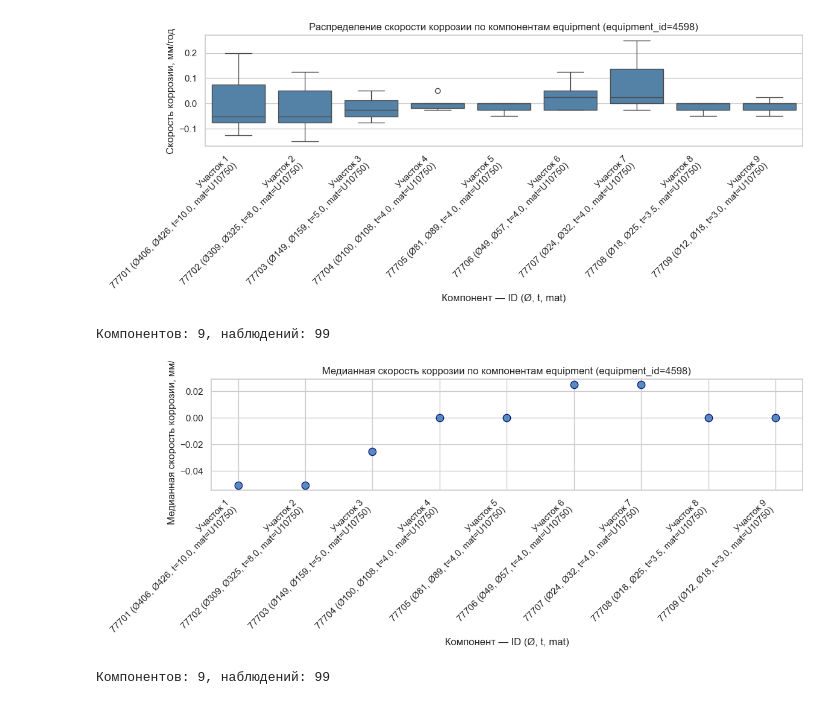
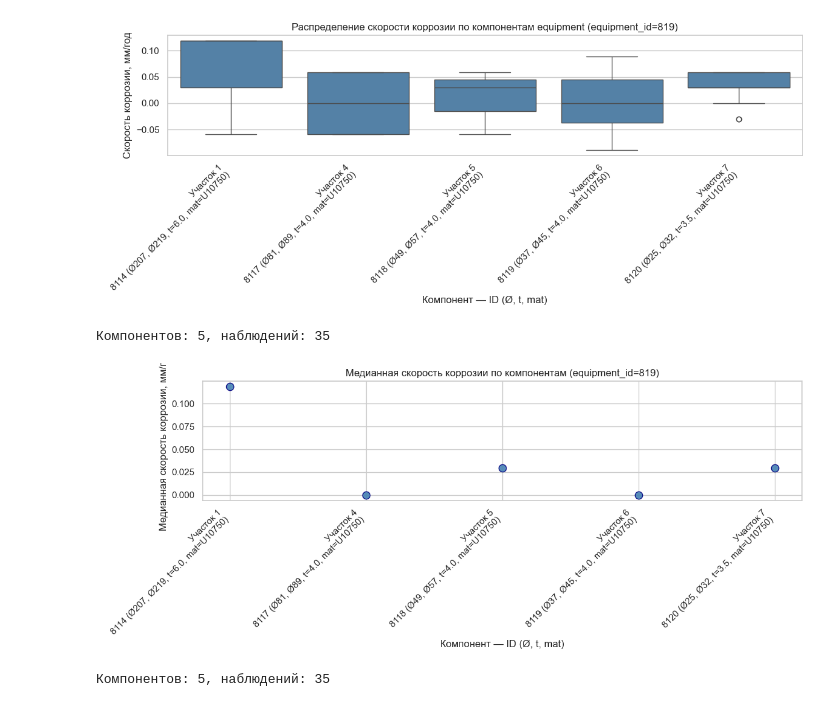
Before and after one commit to Kosyakin/corrosion_analysis_project, a Jupyter notebook: PythonMLExperiments/1_corr_analysis/worst_case_section_justification.ipynb, the cells around one changed output. Cells and saved outputs as stored; diff of their text form; code cells hidden in the pictures.

```diff
--- a/PythonMLExperiments/1_corr_analysis/worst_case_section_justification.ipynb
+++ b/PythonMLExperiments/1_corr_analysis/worst_case_section_justification.ipynb
@@ -99,7 +101,8 @@ def plot_corr_median_by_components(equipment_id=None, component_type_code=1, min
     ax.set_xticklabels(labels)
     ax.set_xlabel('Компонент — ID (Ø, t, mat)')
     ax.set_ylabel('Медианная скорость коррозии, мм/год')
-    title = f'Медианная скорость коррозии по компонентам {equipment}'
+    title = 'Медианная скорость коррозии по компонентам'
+
     if equipment_id is not None:
         title += f' (equipment_id={equipment_id})'
     ax.set_title(title)
@@ -144,9 +147,9 @@ plot_corr_median_by_components(equipment_id=740)
 Компонентов: 8, наблюдений: 42
 # %%
-plot_corr_by_components(equipment_id=4598)
-plot_corr_median_by_components(equipment_id=4598)
+plot_corr_by_components(equipment_id=819)
+plot_corr_median_by_components(equipment_id=819)
 # %% [output]
-[figure, old version]
+[figure, new version]
-Компонентов: 9, наблюдений: 99
+Компонентов: 5, наблюдений: 35
-[figure, old version]
+[figure, new version]
-Компонентов: 9, наблюдений: 99
+Компонентов: 5, наблюдений: 35
```
Also changed, not shown: parts of 4 cells of this notebook, 13 other files.
